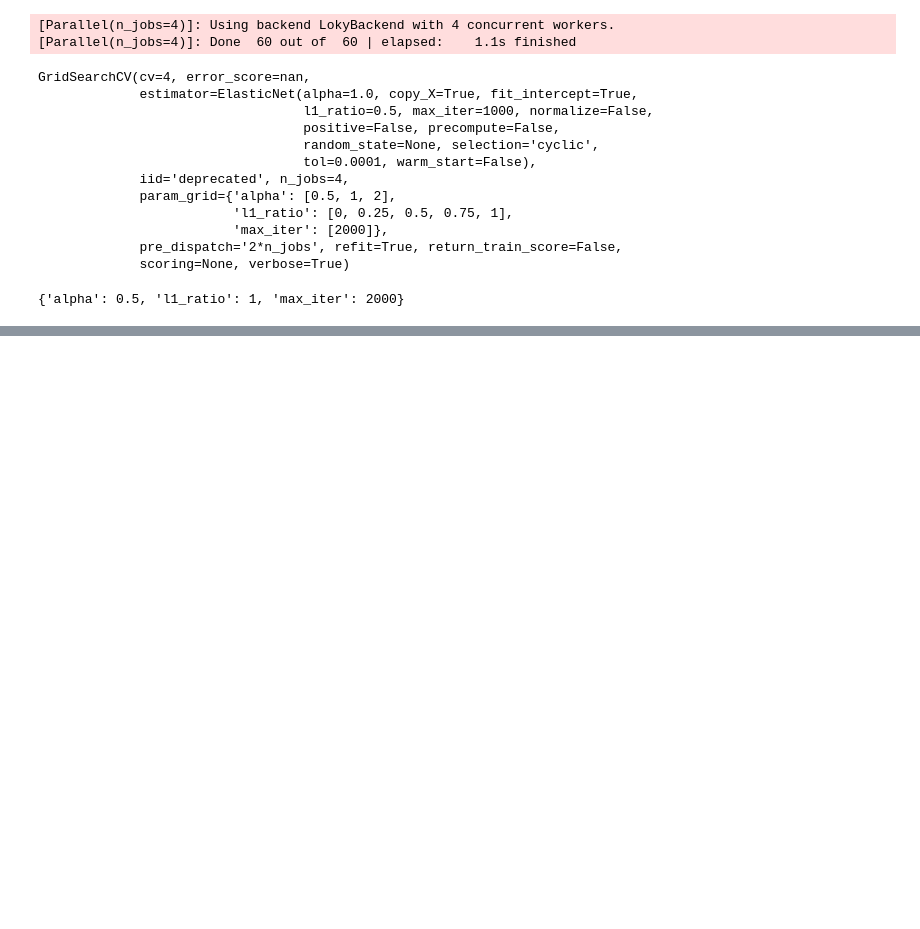
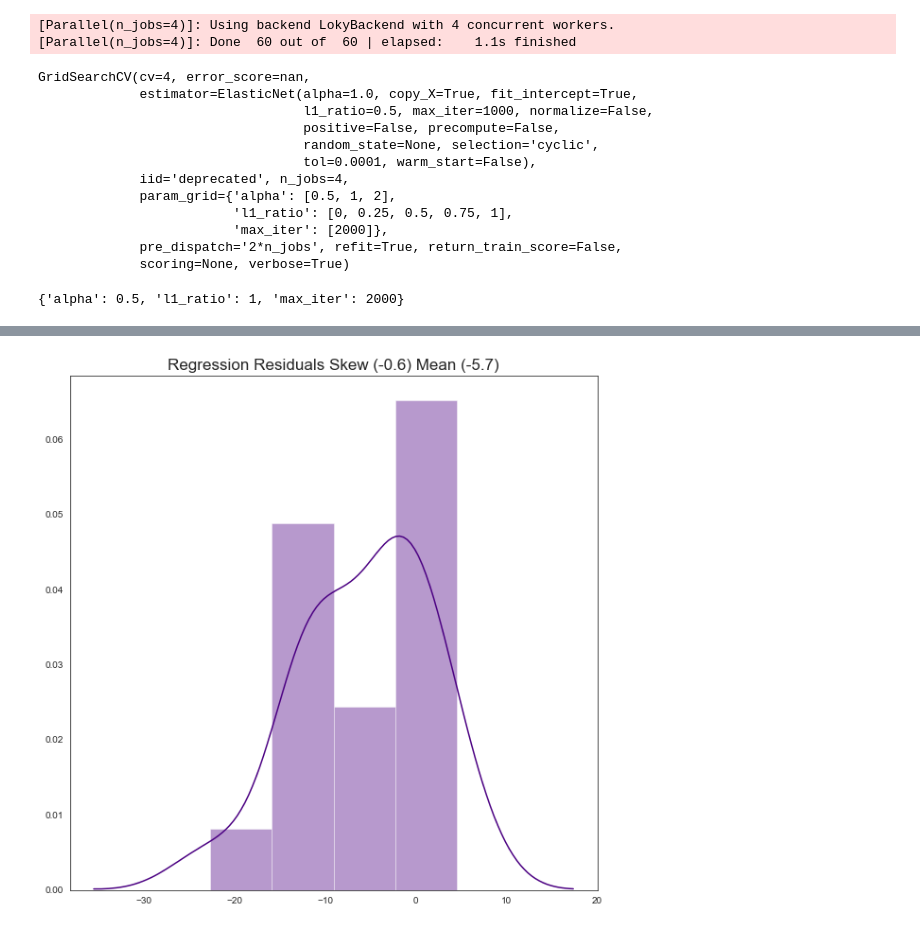
Before and after one commit to Alexisbiancotti/Obesity_Prediction, a Jupyter notebook: Obesity_Prediction.ipynb, the cells around one changed output, grey strips where cells are left out. Drawn from its saved outputs; the diff is of its cells as text; code cells hidden in the pictures; blank space fills up the shorter version.

```diff
--- a/Obesity_Prediction.ipynb
+++ b/Obesity_Prediction.ipynb
@@ -360,0 +438,11 @@ r_squared_error(y_test,en_grid.predict(X_test))
+# %%
+# ploting the frecuency of the residuals
+plt.figure(figsize=(10, 10))
+
+sns.distplot(resid_pred, color='indigo')
+
+plt.title(f'Regression Residuals Skew ({resid_pred_skew}) Mean ({resid_pred_mean})', fontsize=17)
+
+plt.show()
+# %% [output]
+[figure, added]
```
Also changed, not shown: parts of 23 cells of this notebook.
